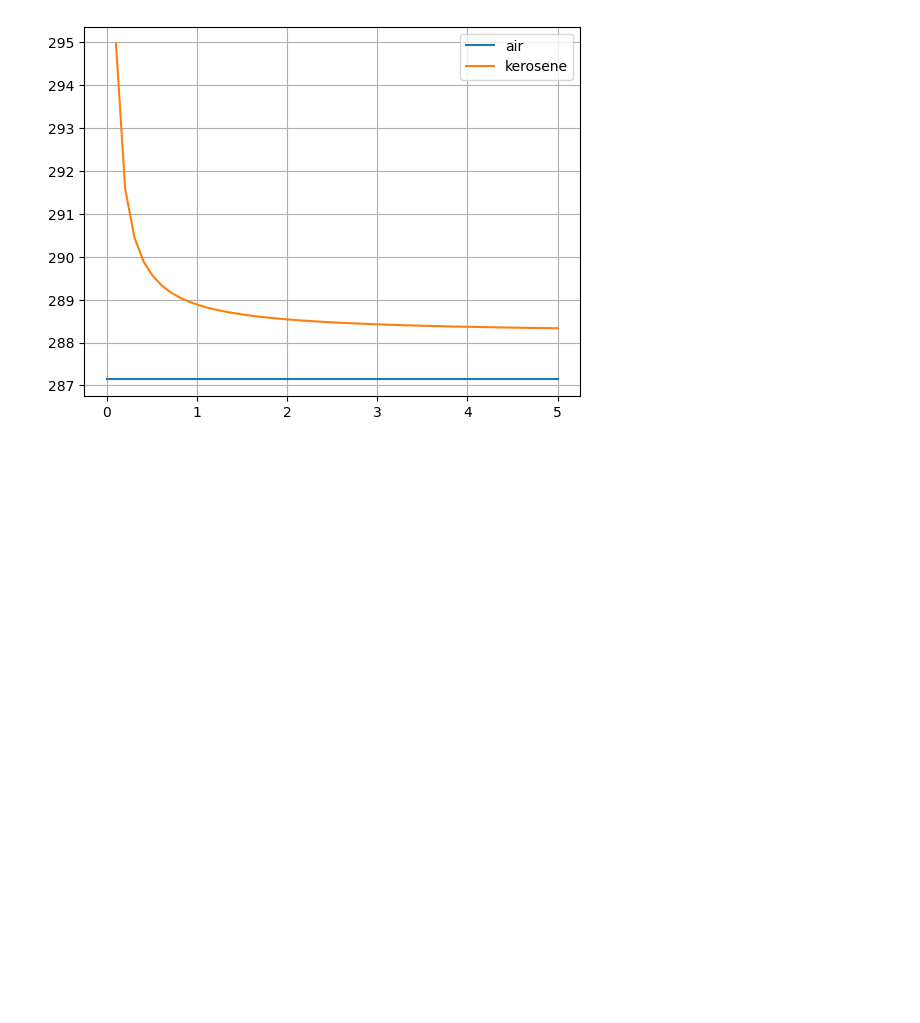
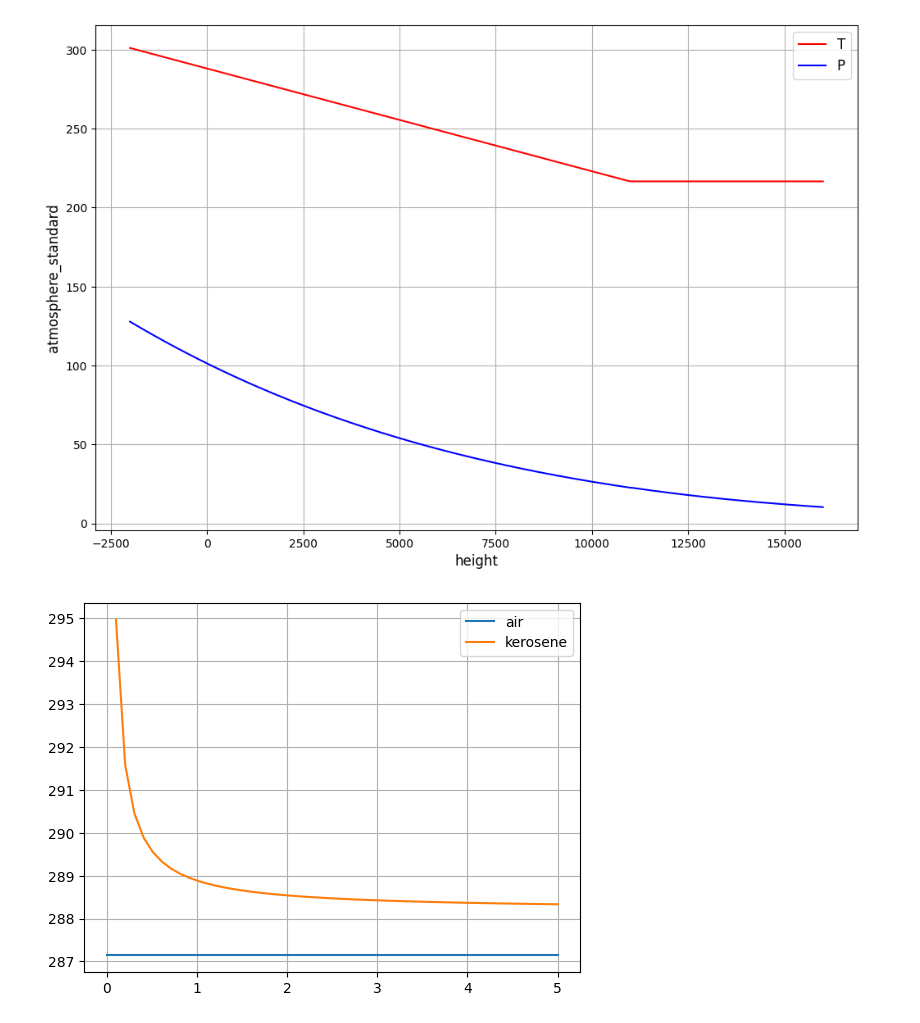
Before and after one commit to ParkhomenkoDV/thermodynamics, a Jupyter notebook: examples/thermodynamics.ipynb, the cells around one changed output. Cells and saved outputs as stored; diff of their text form; code cells hidden in the pictures; blank space fills up the shorter version.

```diff
--- a/examples/thermodynamics.ipynb
+++ b/examples/thermodynamics.ipynb
@@ -25,3 +41,16 @@ from thermodynamics import gas_const, heat_capacity_at_constant_pressure
+# %%
+height = np.linspace(-2000, 16_000, 180)
+
+plt.figure(figsize=(12, 8))
+plt.xlabel("height", fontsize=12)
+plt.ylabel("atmosphere_standard", fontsize=12)
+plt.grid()
+plt.plot(height, [atmosphere_standard(h)["temperature"][0] for h in height], color="red", label="T")
+plt.plot(height, [atmosphere_standard(h)["pressure"][0] / 1000 for h in height], color="blue", label="P")
+plt.legend(fontsize=12)
+plt.show()
+# %% [output]
+[figure, added]
 # %%
 eo = np.linspace(0, 5)
 
```
Also changed, not shown: parts of 5 cells of this notebook, 1 other file.
